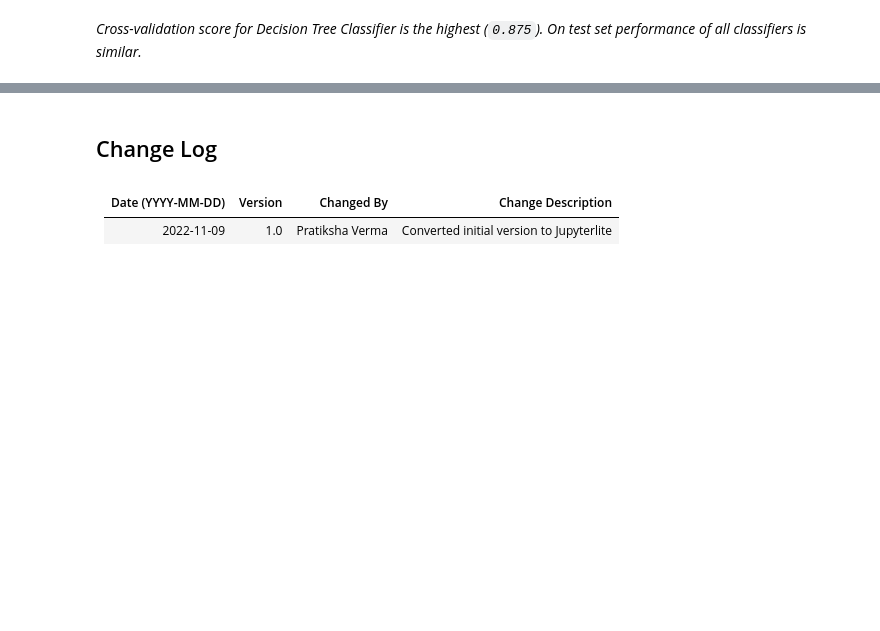
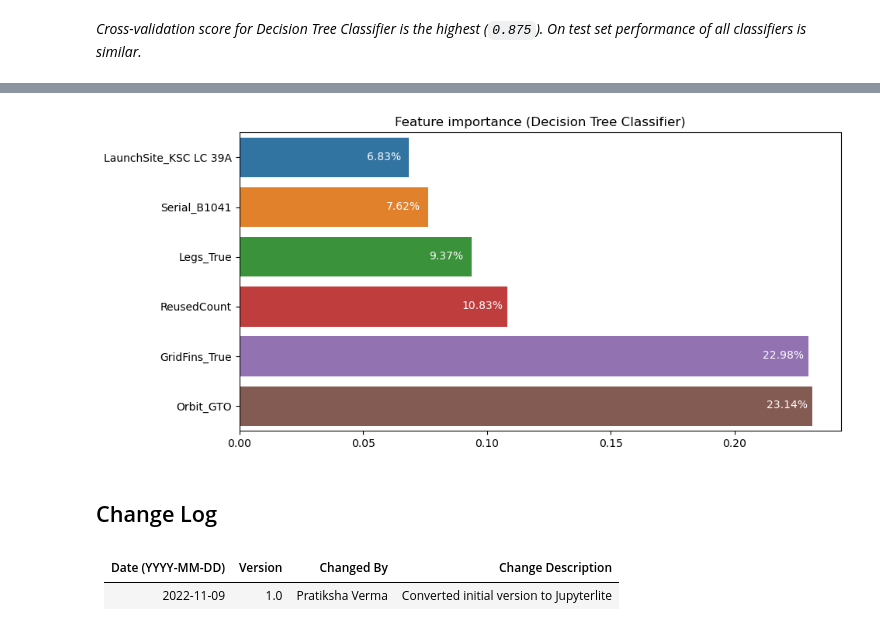
Before and after one commit to artbataev/ibm_ds_t10_capstone, a Jupyter notebook: Lab_4.1_Machine_Learning_Prediction.ipynb, the cells around one changed output, grey strips where cells are left out. Saved outputs shown, nothing was run; the diff lists cells and outputs as text; code cells hidden in the pictures; blank space fills up the shorter version.

```diff
--- a/Lab_4.1_Machine_Learning_Prediction.ipynb
+++ b/Lab_4.1_Machine_Learning_Prediction.ipynb
@@ -342,3 +431,21 @@ plt.show()
+# %%
+feature_ids = feature_importances.argsort()[-num_important_features:]
+feature_importance_values = feature_importances[feature_ids]
+feature_names = X_original.columns[feature_ids]
+# %%
+# barplot for feature importance
+plt.figure(figsize=(10, 5))
+ax = sns.barplot(
+    data=pd.DataFrame(data=feature_importance_values[np.newaxis, ...],
+    columns=feature_names),
+    orient="h",
+)
+for i, value in enumerate(feature_importance_values):
+    ax.text(value - 0.01, i + 0.05, f"{value:.2%}", color='white', ha='center')
+plt.title("Feature importance (Decision Tree Classifier)")
+plt.show()
+# %% [output]
+[figure, added]
 # %% [markdown]
 ## Change Log
 # %% [markdown]
```
Also changed, not shown: parts of 32 cells of this notebook.
